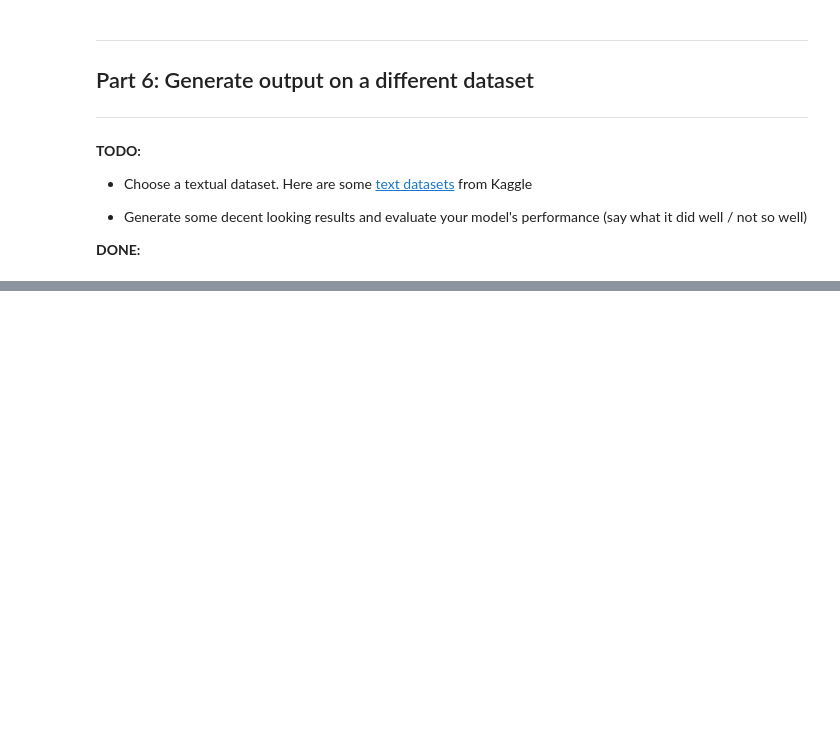
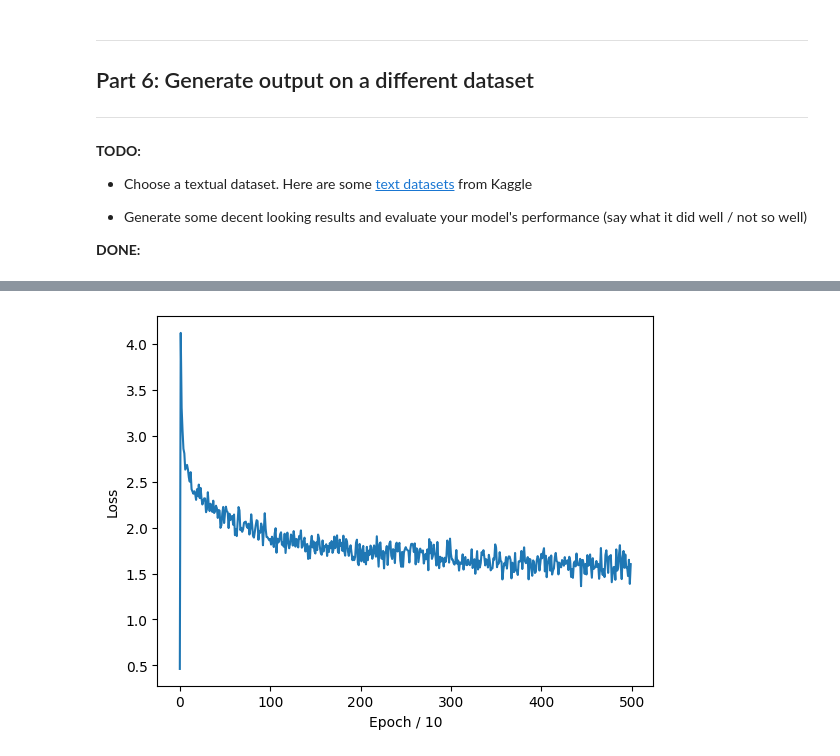
Before and after one commit to GugaKunkel/DeepLearning, a Jupyter notebook: lab6.ipynb, the cells around one changed output, grey strips where cells are left out. Cells and saved outputs as stored; diff of their text form; code cells hidden in the pictures; blank space fills up the shorter version.

Commit message:
I miss the old Kanye

```diff
--- a/lab6.ipynb
+++ b/lab6.ipynb
@@ -419,3 +506,26 @@ for i in range(10):
 * Generate some decent looking results and evaluate your model's performance (say what it did well / not so well)
 
 **DONE:**
+# %%
+file = unidecode.unidecode(open('Clean-Kanye.txt').read())
+file_len = len(file)
+
+decoder = RNN(n_characters, hidden_size, n_characters, n_layers)
+decoder_optimizer = torch.optim.Adam(decoder.parameters(), lr=lr)
+criterion = nn.CrossEntropyLoss()
+
+start = time.time()
+all_losses = []
+loss_avg = 0
+# %%
+for epoch in range(n_epochs):
+  loss_ = train(*random_training_set())
+  loss_avg += loss_
+
+  if epoch % print_every == 0:
+    print('[%s (%d %d%%) %.4f]' % (time.time() - start, epoch, epoch / n_epochs * 100, loss_))
+    print(evaluate('Wh', predict_len=100, temperature=0.6), '\n')
+
+  if epoch % plot_every == 0:
+    all_losses.append(loss_avg / plot_every)
+    loss_avg = 0
@@ -421,0 +550,9 @@ for i in range(10):
+# %%
+import matplotlib.pyplot as plt
+
+plt.figure(1)
+plt.plot(range(len(all_losses)), all_losses, label='loss')
+plt.xlabel('Epoch / {}'.format(plot_every))
+_ = plt.ylabel('Loss')
+# %% [output]
+[figure, added]
```
Also changed, not shown: parts of 13 cells of this notebook.
